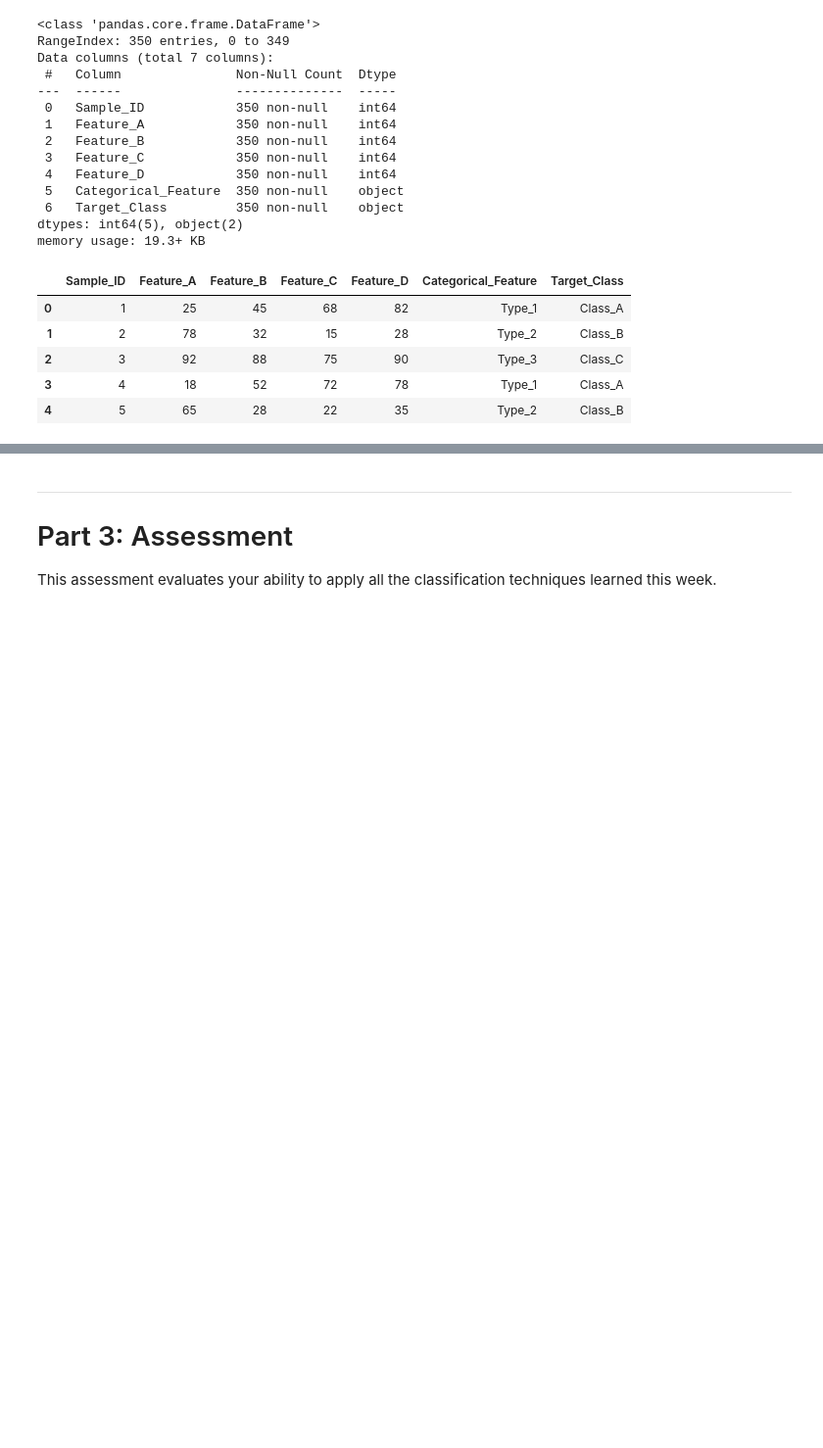
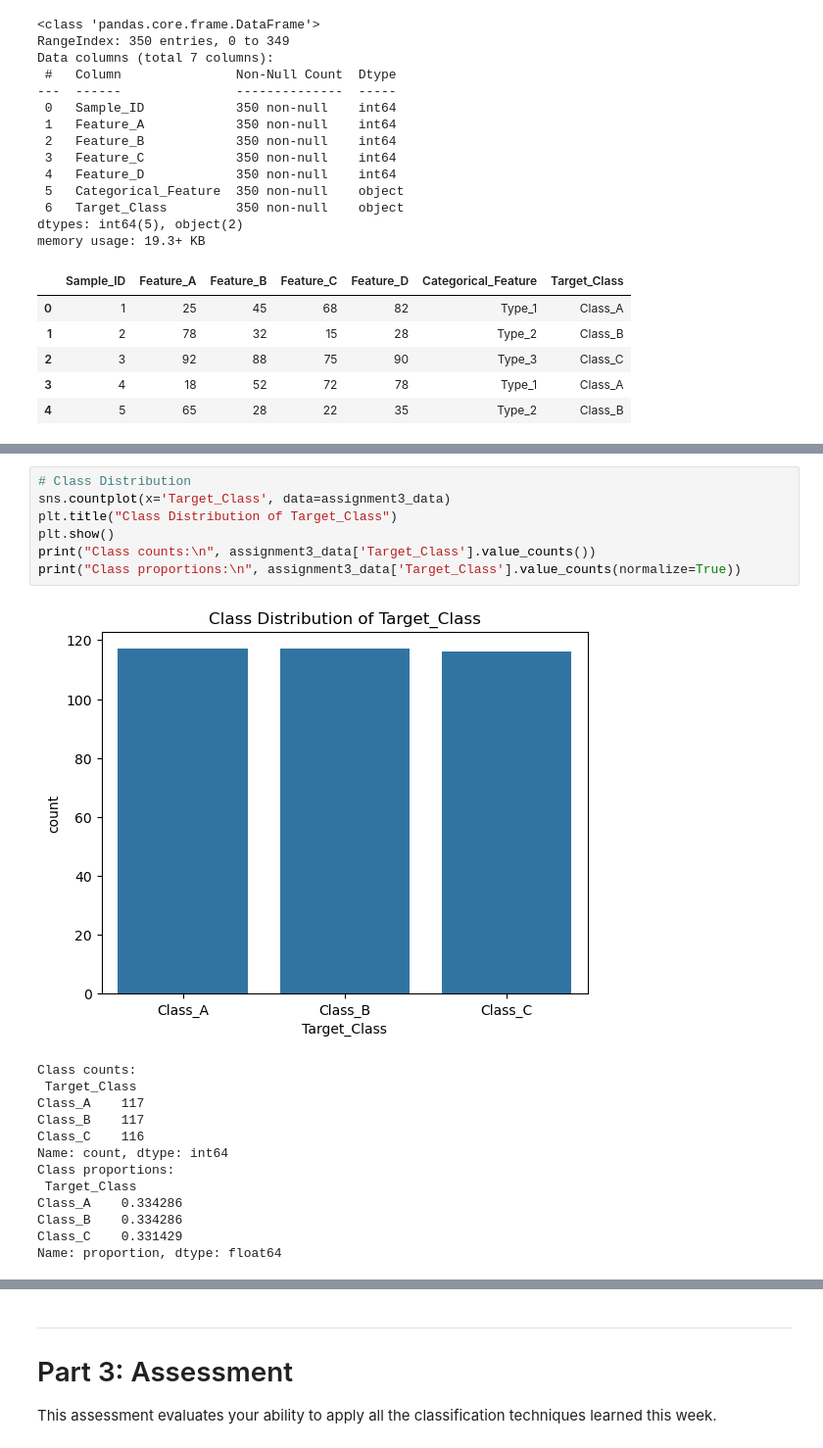
Before and after one commit to Blessing-Ekeh/dataraflow-week17-Classification-models, a Jupyter notebook: Take Home.ipynb, the cells around one changed output, grey strips where cells are left out. Shown at 98% size. Cells and saved outputs as stored; diff of their text form; blank space fills up the shorter version.

```diff
--- a/Take Home.ipynb
+++ b/Take Home.ipynb
@@ -1141,0 +1094,21 @@ Name: Diagnosis, dtype: float64
+# %%
+# Class Distribution
+sns.countplot(x='Target_Class', data=assignment3_data)
+plt.title("Class Distribution of Target_Class")
+plt.show()
+print("Class counts:\n", assignment3_data['Target_Class'].value_counts())
+print("Class proportions:\n", assignment3_data['Target_Class'].value_counts(normalize=True))
+# %% [output]
+[figure, added]
+Class counts:
+ Target_Class
+Class_A    117
+Class_B    117
+Class_C    116
+Name: count, dtype: int64
+Class proportions:
+ Target_Class
+Class_A    0.334286
+Class_B    0.334286
+Class_C    0.331429
+Name: proportion, dtype: float64
```
Also changed, not shown: parts of 24 cells of this notebook.
